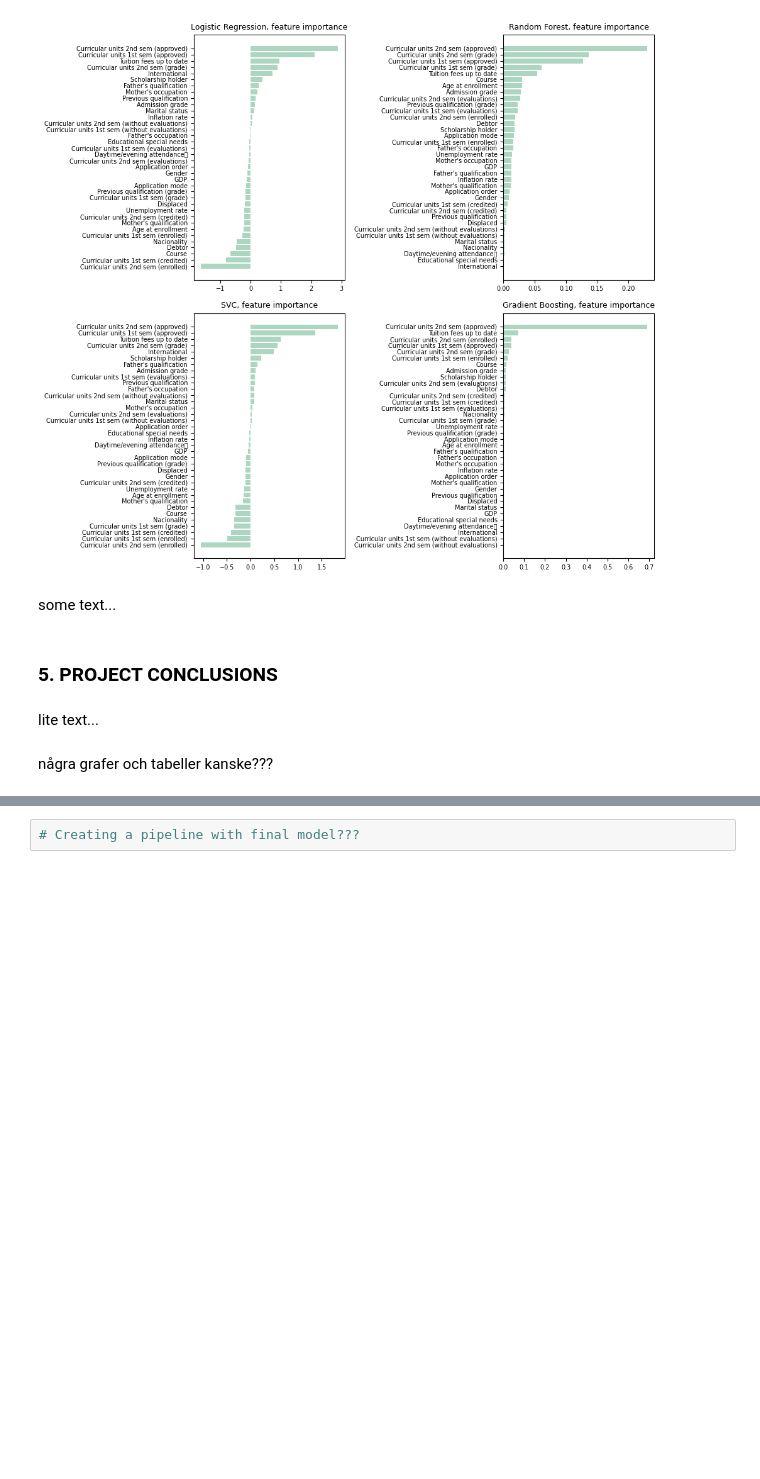
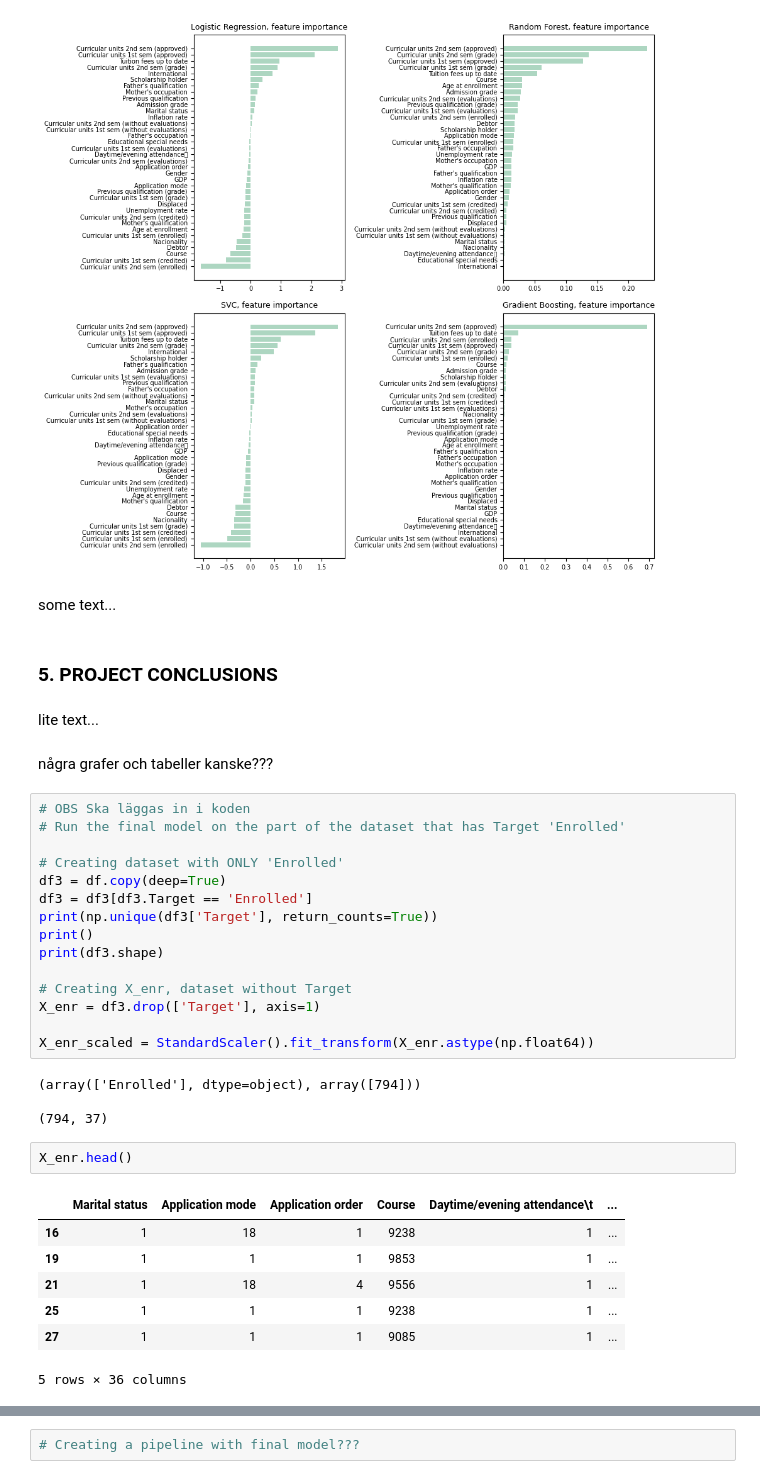
Before and after one commit to LLUhlin/data-science-project, a Jupyter notebook: student_final.ipynb, the cells around one changed output, grey strips where cells are left out. Drawn from its saved outputs; the diff is of its cells as text; blank space fills up the shorter version.

Commit message:
5. PROJECT CONCLUSIONS playing with enrolled
började leka lite med den bit av datasetet som hade enrolled som target

```diff
--- a/student_final.ipynb
+++ b/student_final.ipynb
@@ -561,3 +561,32 @@ some text...
 lite text...
 # %% [markdown]
 några grafer och tabeller kanske???
+# %%
+# OBS Ska läggas in i koden
+# Run the final model on the part of the dataset that has Target 'Enrolled'
+
+# Creating dataset with ONLY 'Enrolled'
+df3 = df.copy(deep=True)
+df3 = df3[df3.Target == 'Enrolled']
+print(np.unique(df3['Target'], return_counts=True))
+print()
+print(df3.shape)
+
+# Creating X_enr, dataset without Target
+X_enr = df3.drop(['Target'], axis=1)
+
+X_enr_scaled = StandardScaler().fit_transform(X_enr.astype(np.float64))
+# %% [output]
+(array(['Enrolled'], dtype=object), array([794]))
+
+(794, 37)
+# %%
+X_enr.head()
+# %% [output]
+|  | Marital status | Application mode | Application order | Course | Daytime/evening attendance\t | ... |
+| 16 | 1 | 18 | 1 | 9238 | 1 | ... |
+| 19 | 1 | 1 | 1 | 9853 | 1 | ... |
+| 21 | 1 | 18 | 4 | 9556 | 1 | ... |
+| 25 | 1 | 1 | 1 | 9238 | 1 | ... |
+| 27 | 1 | 1 | 1 | 9085 | 1 | ... |
+5 rows × 36 columns
```
Also changed, not shown: parts of 5 cells of this notebook.
